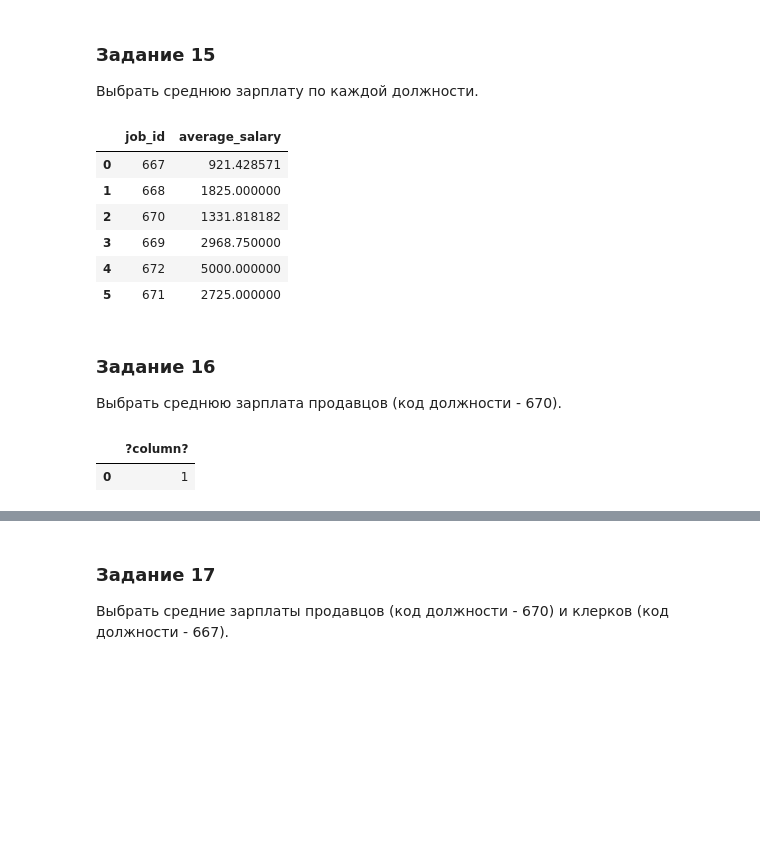
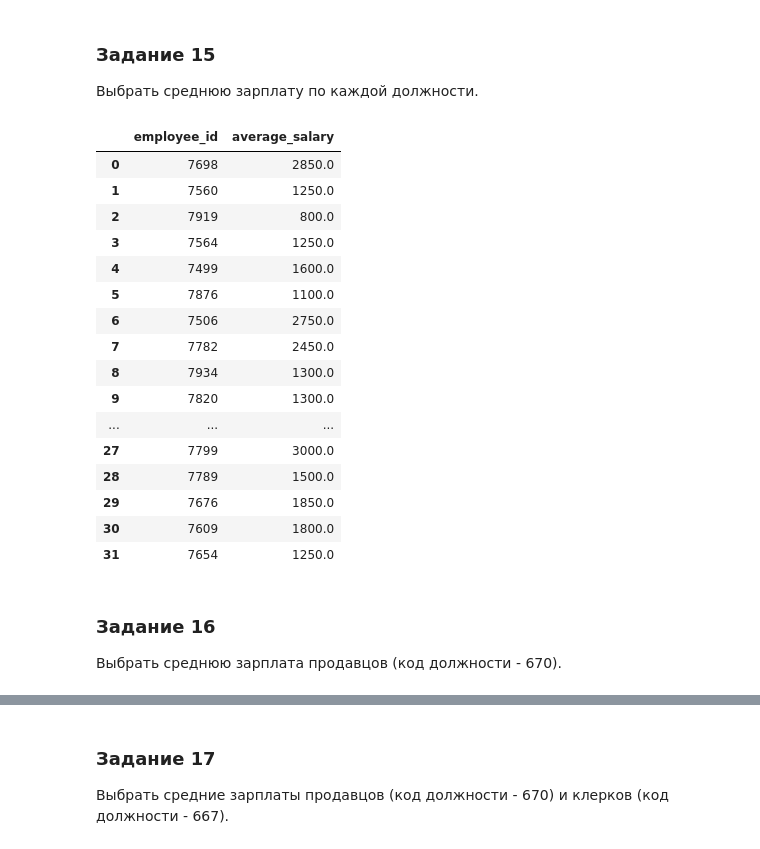
Before and after one commit to Ed00107/sbd1, a Jupyter notebook: Большое_ДЗ_1.ipynb, the cells around one changed output, grey strips where cells are left out. Cells and saved outputs as stored; diff of their text form; code cells hidden in the pictures; blank space fills up the shorter version.

```diff
--- a/Большое_ДЗ_1.ipynb
+++ b/Большое_ДЗ_1.ipynb
@@ -347,24 +347,30 @@ Select 1
 Выбрать среднюю зарплату по каждой должности.
 # %%
 pd.read_sql_query("""
-SELECT job_id,AVG(SALARY) AS
-AVERAGE_SALARY FROM da.employee GROUP BY job_id;
-""", conn)#не нашел job_title -то есть должности .Думаю id для этого запросы  тоже подходят
+SELECT employee_id ,AVG(SALARY) AS
+AVERAGE_SALARY
+FROM da.employee
+Group By employee_id ;
+
+""", conn)#не нашел title - должности .Думаю id для этого запросы  тоже подходят
 # %% [output]
-|  | job_id | average_salary |
-| 0 | 667 | 921.428571 |
-| 1 | 668 | 1825.000000 |
-| 2 | 670 | 1331.818182 |
-| 3 | 669 | 2968.750000 |
-| 4 | 672 | 5000.000000 |
-| 5 | 671 | 2725.000000 |
+|  | employee_id | average_salary |
+| 0 | 7698 | 2850.0 |
+| 1 | 7560 | 1250.0 |
+| 2 | 7919 | 800.0 |
+| 3 | 7564 | 1250.0 |
+| 4 | 7499 | 1600.0 |
+| 5 | 7876 | 1100.0 |
+| 6 | 7506 | 2750.0 |
+| 7 | 7782 | 2450.0 |
+| 8 | 7934 | 1300.0 |
+| 9 | 7820 | 1300.0 |
+| ... | ... | ... |
+| 27 | 7799 | 3000.0 |
+| 28 | 7789 | 1500.0 |
+| 29 | 7676 | 1850.0 |
+| 30 | 7609 | 1800.0 |
+| 31 | 7654 | 1250.0 |
 # %% [markdown]
 ### Задание 16
 Выбрать среднюю зарплата продавцов (код должности - 670).
-# %%
-pd.read_sql_query("""
-Select 1
-""", conn)
-# %% [output]
-|  | ?column? |
-| 0 | 1 |
```
Also changed, not shown: parts of 1 cell of this notebook.
